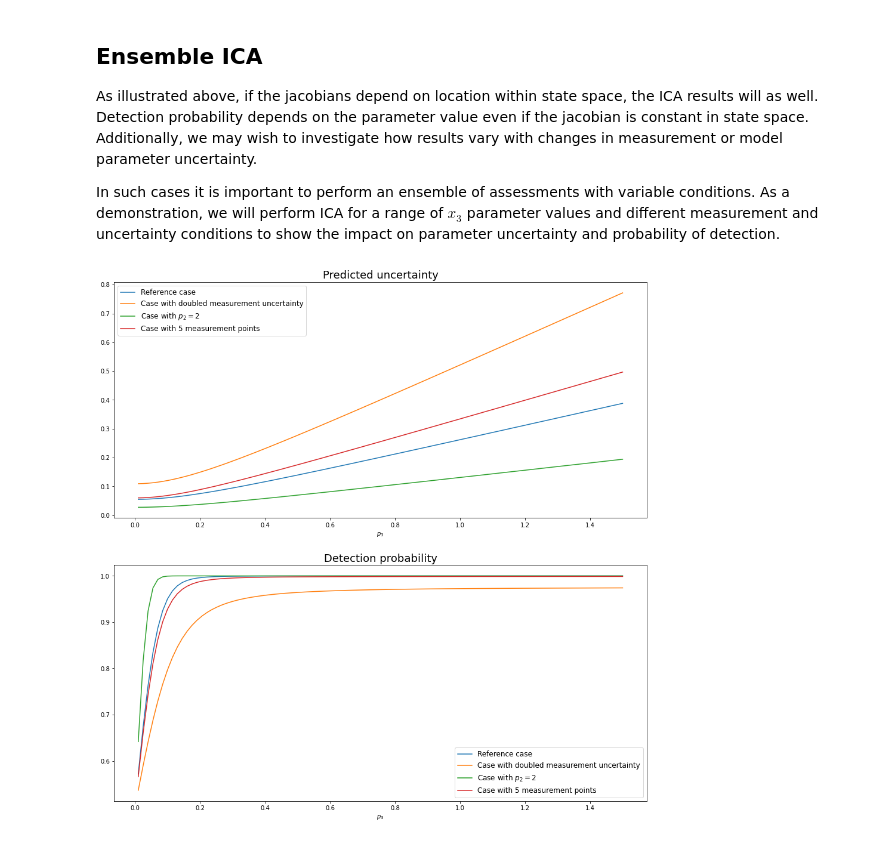
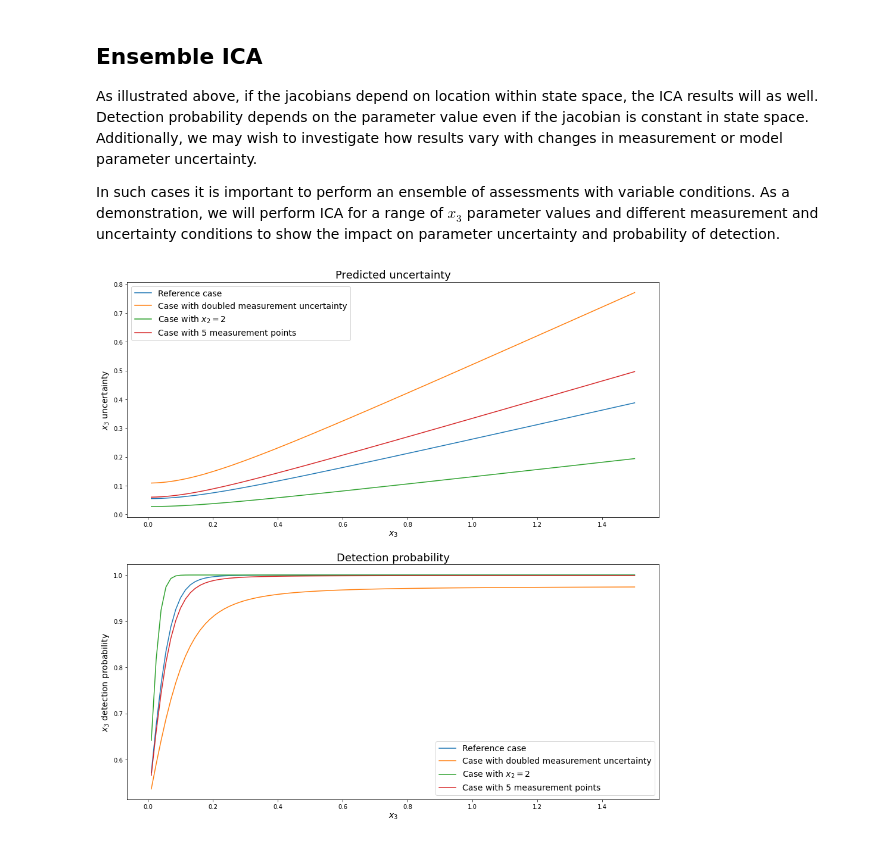
Before and after one commit to knobelsp/RodgersICA, a Jupyter notebook: RodgersICADemo.ipynb, the cells around one changed output. Drawn from its saved outputs; the diff is of its cells as text; code cells hidden in the pictures.

```diff
--- a/RodgersICADemo.ipynb
+++ b/RodgersICADemo.ipynb
@@ -615,37 +611,39 @@ for x in range(0, leng): #case for 5 measurement points
     params[2]=p3[x]
 
     params[1]=1.
     numpts=5 #number of observation points within the [-3,3] range
     err=(np.linspace(0.5,0.5,numpts))**2 #generate error coveriance matrix diagonals (code also takes 2d input)
 
     fcn, jac, fcn_me, jac_me = fctns(numpts, params, me_params)
     S_hat, SIC, AvgK, DFS = rodgers(jac, err, ap, model_error=me_err, model_error_jacobian=jac_me)
     this_unc = np.sqrt(S_hat[2,2])
     Pd, Pd_pcnt_str = detect_prob(p3[x], this_unc, doprint=0)
     err_p3_5pts[x] = this_unc
     det_prob_5pts[x] = Pd
 
 #plotting section -----------------------------
 plt.figure(figsize=(16,16))
 
 plt.subplot(2, 1, 1)
 plt.title("Predicted uncertainty",fontsize=18)
 plt.plot(p3,err_p3,label='Reference case')
 plt.plot(p3,err_p3_unc,label='Case with doubled measurement uncertainty')
-plt.plot(p3,err_p3_p2,label='Case with $p_2=2$')
+plt.plot(p3,err_p3_p2,label='Case with $x_2=2$')
 plt.plot(p3,err_p3_5pts,label='Case with 5 measurement points')
-plt.xlabel('$p_3$')
-plt.legend(fontsize=12)
+plt.xlabel('$x_3$',fontsize=14)
+plt.ylabel('$x_3$ uncertainty',fontsize=14)
+plt.legend(fontsize=14)
 
 plt.subplot(2, 1, 2)
 plt.title("Detection probability",fontsize=18)
 plt.plot(p3,det_prob,label='Reference case')
 plt.plot(p3,det_prob_unc,label='Case with doubled measurement uncertainty')
-plt.plot(p3,det_prob_p2,label='Case with $p_2=2$')
+plt.plot(p3,det_prob_p2,label='Case with $x_2=2$')
 plt.plot(p3,det_prob_5pts,label='Case with 5 measurement points')
-plt.xlabel('$p_3$')
-plt.legend(fontsize=12)
+plt.xlabel('$x_3$',fontsize=14)
+plt.ylabel('$x_3$ detection probability',fontsize=14)
+plt.legend(fontsize=14)
 
 plt.show()
 # %% [output]
-[figure, old version]
+[figure, new version]
```
Also changed, not shown: parts of 6 cells of this notebook.
